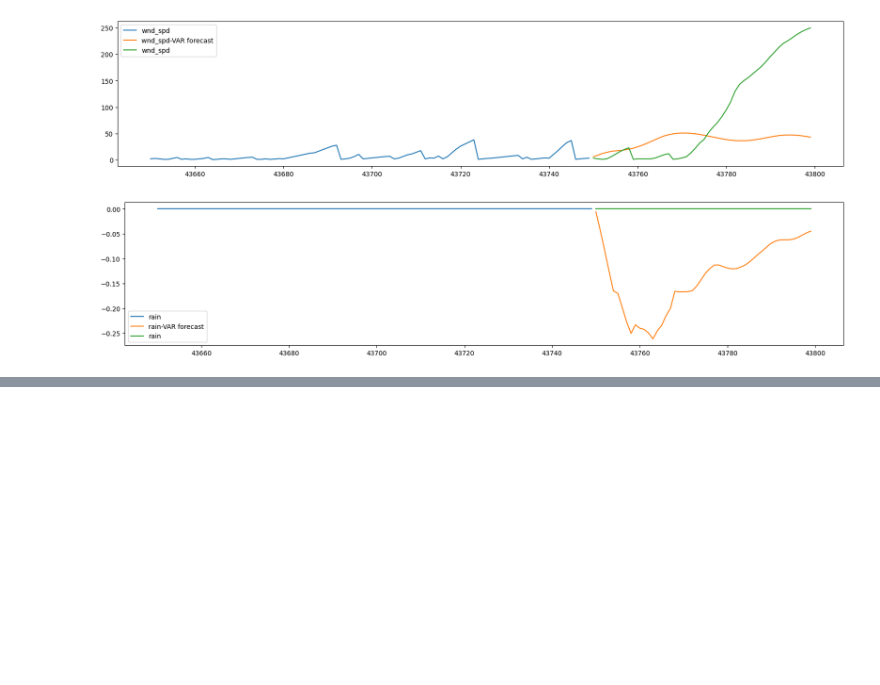
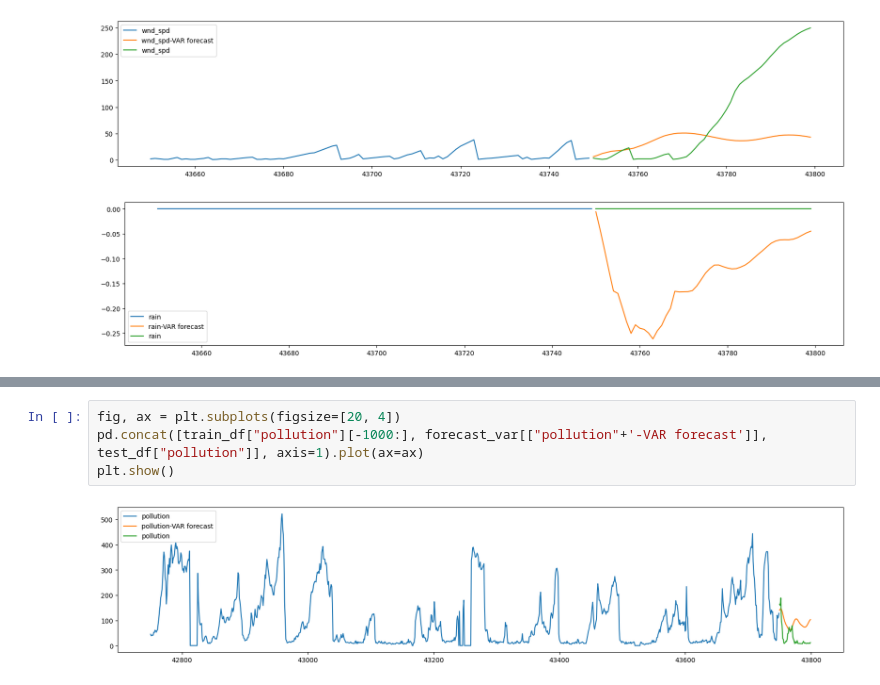
Before and after one commit to djjjones6/Group_Assessment_2, a Jupyter notebook: ChristianN/VAR Model.ipynb, the cells around one changed output, grey strips where cells are left out. Saved outputs shown, nothing was run; the diff lists cells and outputs as text; blank space fills up the shorter version.

```diff
--- a/ChristianN/VAR Model.ipynb
+++ b/ChristianN/VAR Model.ipynb
@@ -278,0 +253,6 @@ np.float64(68.93761325523025)
+# %%
+fig, ax = plt.subplots(figsize=[20, 4])
+pd.concat([train_df["pollution"][-1000:], forecast_var[["pollution"+'-VAR forecast']], test_df["pollution"]], axis=1).plot(ax=ax)
+plt.show()
+# %% [output]
+[figure, added]
```
Also changed, not shown: parts of 14 cells of this notebook, 1 other file.
